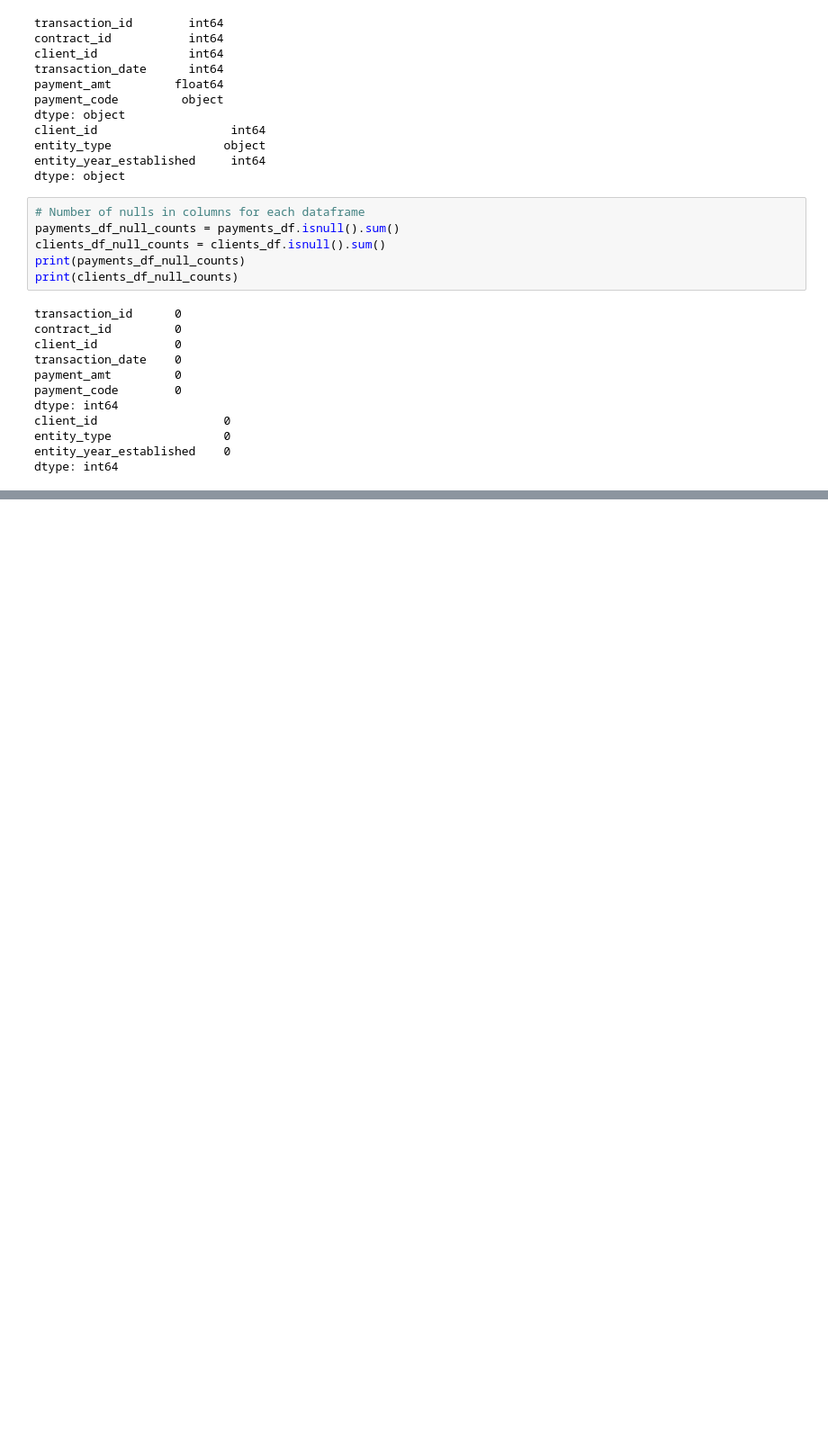
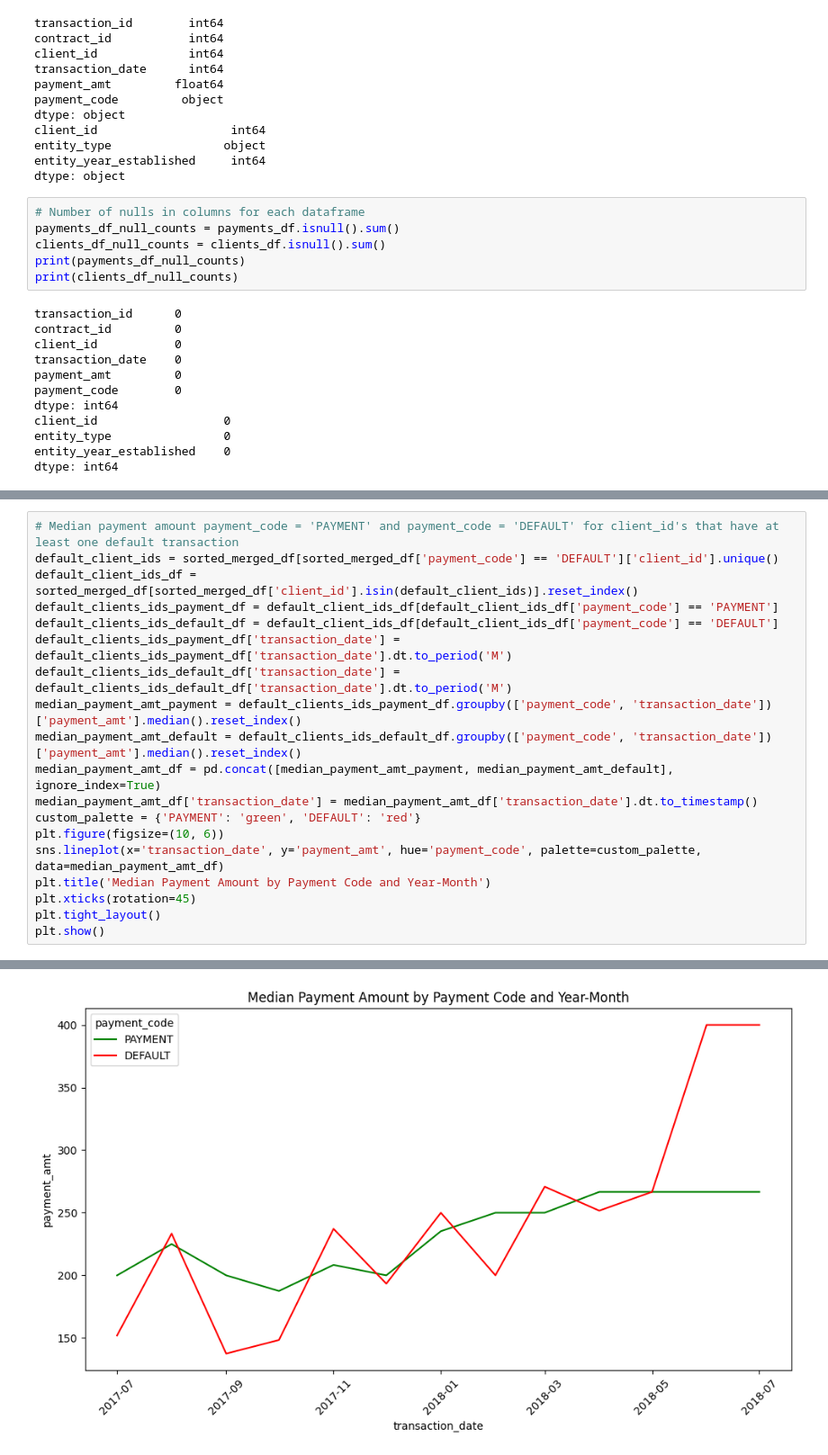
Before and after one commit to jacobpalinski/Payments-Case-Study, a Jupyter notebook: Jacob-Palinski-Case-Study-Python.ipynb, the cells around one changed output, grey strips where cells are left out. Shown: that part at 90% size. Cells and saved outputs as stored; diff of their text form; blank space fills up the shorter version.

```diff
--- a/Jacob-Palinski-Case-Study-Python.ipynb
+++ b/Jacob-Palinski-Case-Study-Python.ipynb
@@ -97,0 +320,20 @@ merged_df.head()
+# %%
+# Median payment amount payment_code = 'PAYMENT' and payment_code = 'DEFAULT' for client_id's that have at least one default transaction
+default_client_ids = sorted_merged_df[sorted_merged_df['payment_code'] == 'DEFAULT']['client_id'].unique()
+default_client_ids_df = sorted_merged_df[sorted_merged_df['client_id'].isin(default_client_ids)].reset_index()
+default_clients_ids_payment_df = default_client_ids_df[default_client_ids_df['payment_code'] == 'PAYMENT']
+default_clients_ids_default_df = default_client_ids_df[default_client_ids_df['payment_code'] == 'DEFAULT']
+default_clients_ids_payment_df['transaction_date'] = default_clients_ids_payment_df['transaction_date'].dt.to_period('M')
+default_clients_ids_default_df['transaction_date'] = default_clients_ids_default_df['transaction_date'].dt.to_period('M')
+median_payment_amt_payment = default_clients_ids_payment_df.groupby(['payment_code', 'transaction_date'])['payment_amt'].median().reset_index()
+median_payment_amt_default = default_clients_ids_default_df.groupby(['payment_code', 'transaction_date'])['payment_amt'].median().reset_index()
+median_payment_amt_df = pd.concat([median_payment_amt_payment, median_payment_amt_default], ignore_index=True)
+median_payment_amt_df['transaction_date'] = median_payment_amt_df['transaction_date'].dt.to_timestamp()
+custom_palette = {'PAYMENT': 'green', 'DEFAULT': 'red'}
+plt.figure(figsize=(10, 6))
+sns.lineplot(x='transaction_date', y='payment_amt', hue='payment_code', palette=custom_palette, data=median_payment_amt_df)
+plt.title('Median Payment Amount by Payment Code and Year-Month')
+plt.xticks(rotation=45)
+plt.tight_layout()
+plt.show()
+# %% [output]
@@ -97,0 +350 @@ merged_df.head()
+[figure, added]
```
Also changed, not shown: parts of 21 cells of this notebook, 1 other file.
